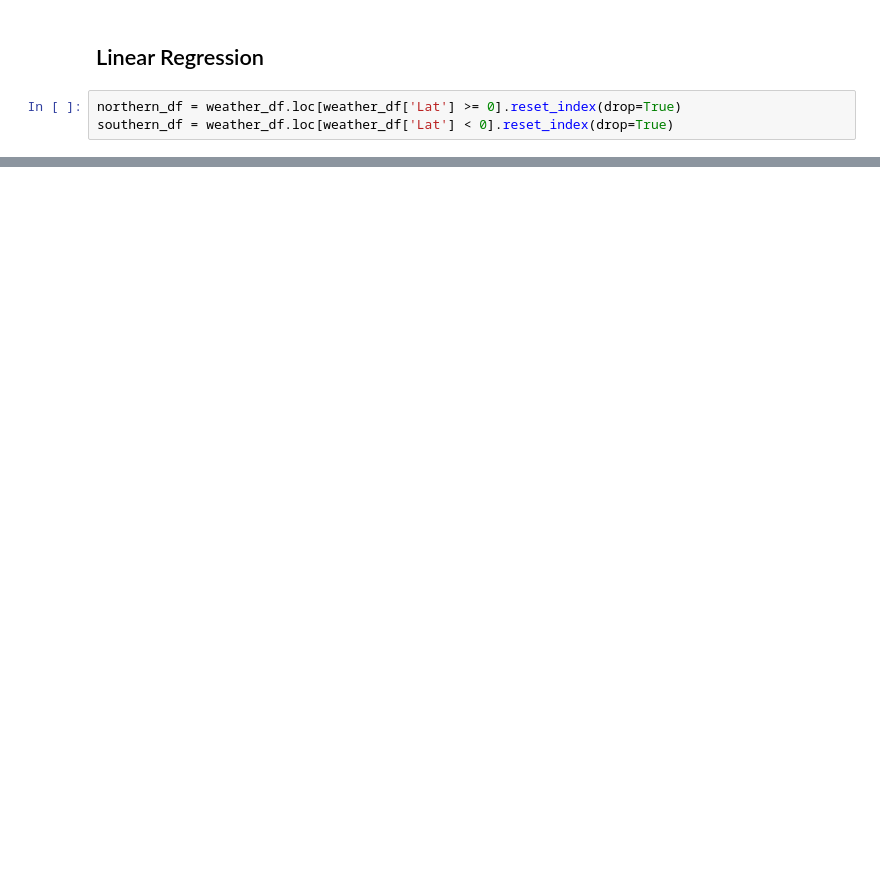
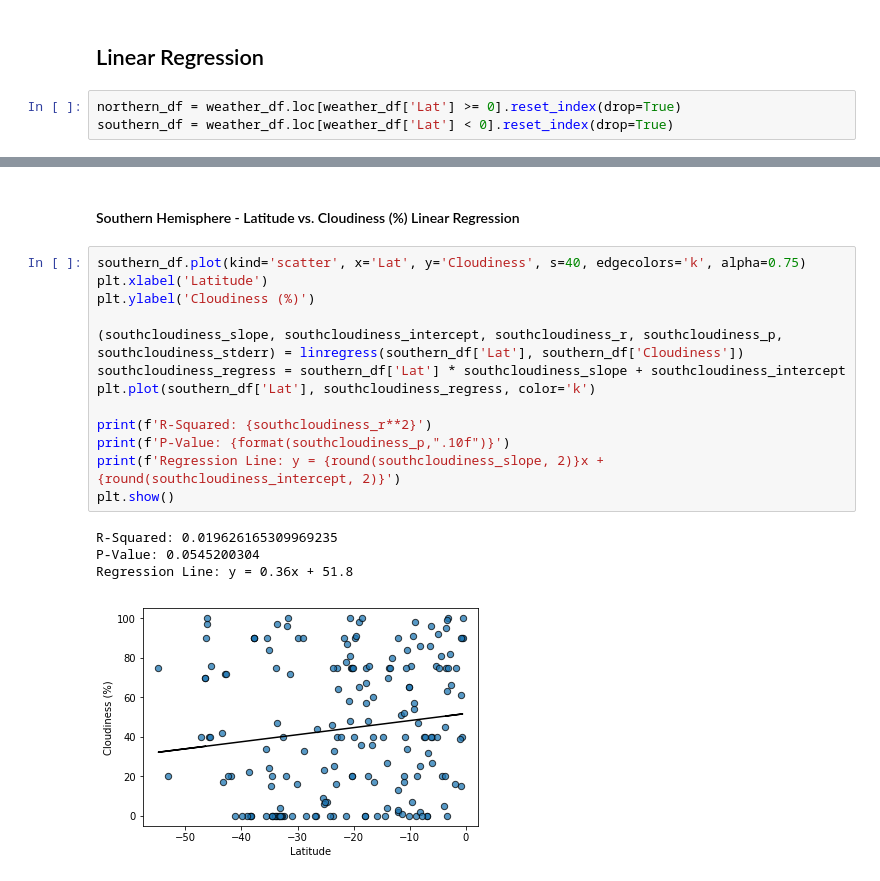
Before and after one commit to zclynchzc/python-api-challenge, a Jupyter notebook: WeatherPy/WeatherPy.ipynb, the cells around one changed output, grey strips where cells are left out. Cells and saved outputs as stored; diff of their text form; blank space fills up the shorter version.

```diff
--- a/WeatherPy/WeatherPy.ipynb
+++ b/WeatherPy/WeatherPy.ipynb
@@ -348,0 +317,20 @@ Regression Line: y = -0.1x + 7.33
+# %% [markdown]
+####  Southern Hemisphere - Latitude vs. Cloudiness (%) Linear Regression
+# %%
+southern_df.plot(kind='scatter', x='Lat', y='Cloudiness', s=40, edgecolors='k', alpha=0.75)
+plt.xlabel('Latitude')
+plt.ylabel('Cloudiness (%)')
+
+(southcloudiness_slope, southcloudiness_intercept, southcloudiness_r, southcloudiness_p, southcloudiness_stderr) = linregress(southern_df['Lat'], southern_df['Cloudiness'])
+southcloudiness_regress = southern_df['Lat'] * southcloudiness_slope + southcloudiness_intercept
+plt.plot(southern_df['Lat'], southcloudiness_regress, color='k')
+
+print(f'R-Squared: {southcloudiness_r**2}')
+print(f'P-Value: {format(southcloudiness_p,".10f")}')
+print(f'Regression Line: y = {round(southcloudiness_slope, 2)}x + {round(southcloudiness_intercept, 2)}')
+plt.show()
+# %% [output]
+R-Squared: 0.019626165309969235
+P-Value: 0.0545200304
+Regression Line: y = 0.36x + 51.8
+[figure, added]
```
Also changed, not shown: parts of 47 cells of this notebook, 6 other files.
